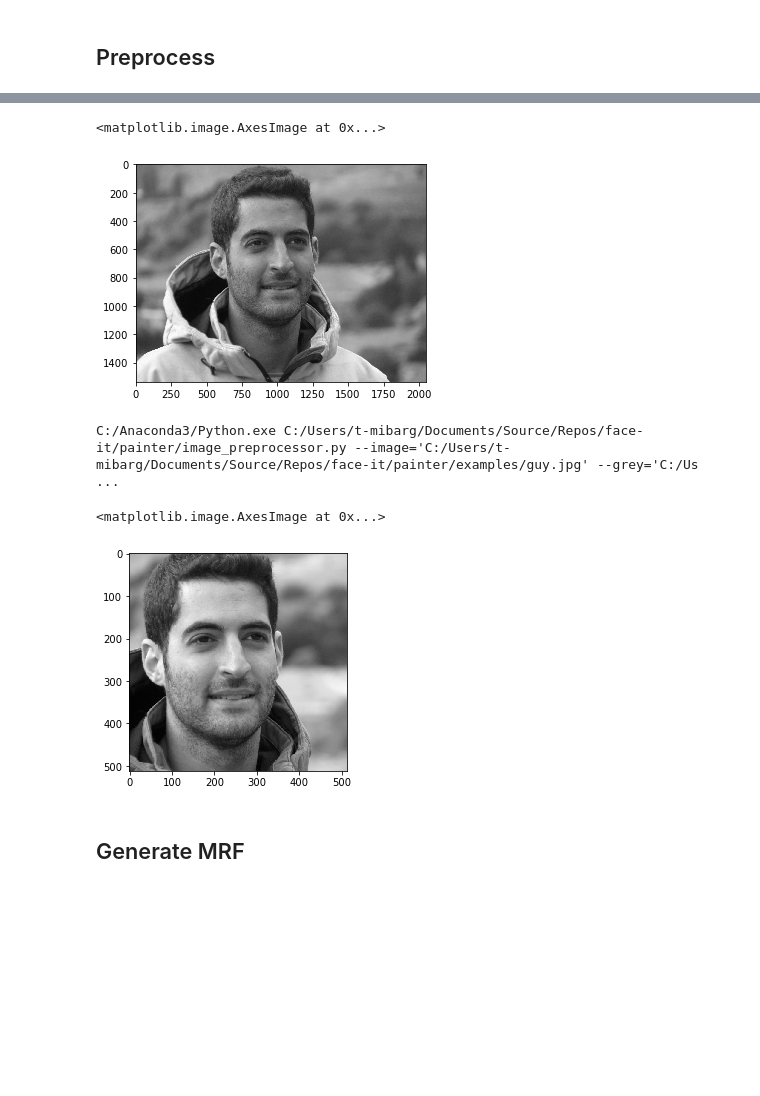
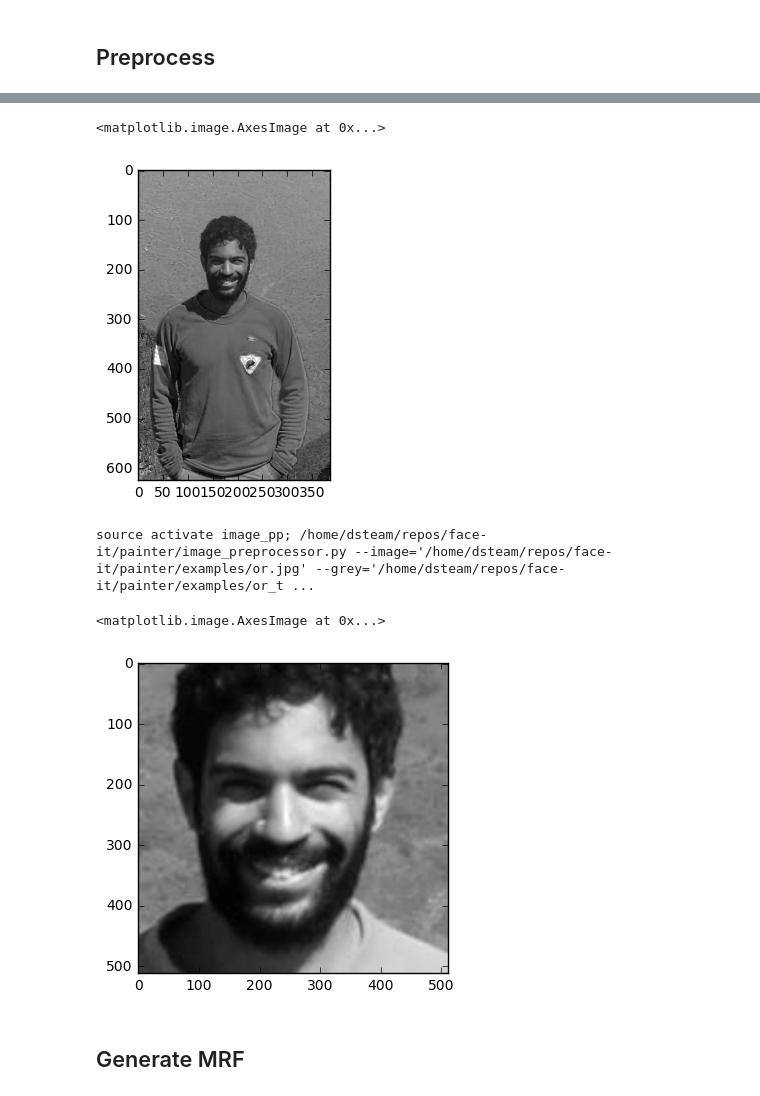
Before and after one commit to mbrg/face-it, a Jupyter notebook: painter/saliency/saliency.ipynb, the cells around one changed output, grey strips where cells are left out. Cells and saved outputs as stored; diff of their text form; code cells hidden in the pictures; blank space fills up the shorter version.

```diff
--- a/painter/saliency/saliency.ipynb
+++ b/painter/saliency/saliency.ipynb
@@ -36,13 +37,12 @@ PIXELS_PER_FRAME = 13
 # %% [markdown]
 ## Sources
 # %%
-PROJECT_ROOT = 'C:/Users/t-mibarg/Documents/Source/Repos/face-it/'
-IMG_PATH = 'painter/examples/guy.jpg'
+PROJECT_ROOT = '/home/dsteam/repos/face-it/'
+IMG_PATH = 'painter/examples/or.jpg'
 XML_PATH = 'painter/data/haarcascade_frontalface_alt.xml'
-TMP_PATH = 'painter/examples/guy_tmp.jpg'
+TMP_PATH = 'painter/examples/or_tmp.jpg'
 OUT_PATH = 'painter/frames/frame_'
 IMAGE_PREPRO = 'painter/image_preprocessor.py'
-PYTHON3 = 'C:/Anaconda3/Python.exe'
 
 image_path = join(PROJECT_ROOT, IMG_PATH)
 xml_path = join(PROJECT_ROOT, XML_PATH)
@@ -69,28 +69,28 @@ plt.imshow(misc.imread(image_path))
 plt.imshow(gray_image, 'gray')
 # %% [output]
 <matplotlib.image.AxesImage at 0x...>
-[figure, old version]
+[figure, new version]
 # %%
 # apply Or's preprocessing
-cmnd = "%s %s --image='%s' --grey='%s' --xml='%s'" % (PYTHON3, image_prepro, image_path, tmp_path, xml_path)
+cmnd = "source activate image_pp; %s --image='%s' --grey='%s' --xml='%s'; source deactivate" % (image_prepro, image_path, tmp_path, xml_path)
 print(cmnd)
-#process = Popen(cmnd, shell=True, stdout=PIPE)
-#process.wait()
+process = Popen(cmnd, shell=True, stdout=PIPE)
+process.wait()
 
 image_segment = cv2.imread(tmp_path) # misc.imread(image_path)
 plt.imshow(misc.imread(tmp_path), 'gray')
 
 #try:
 #    os.remove(TMP_PATH)
 #except OSError:
 #    pass
 #ip = ImagePreprocessor(image, xml=join(PROJECT_ROOT, XML_PATH))
 #processed_image = ip.image_cropper()
 #plt.imshow(processed_image, cmap='gray')
 # %% [output]
-C:/Anaconda3/Python.exe C:/Users/t-mibarg/Documents/Source/Repos/face-it/painter/image_preprocessor.py --image='C:/Users/t-mibarg/Documents/Source/Repos/face-it/painter/examples/guy.jpg' --grey='C:/Us ...
+source activate image_pp; /home/dsteam/repos/face-it/painter/image_preprocessor.py --image='/home/dsteam/repos/face-it/painter/examples/or.jpg' --grey='/home/dsteam/repos/face-it/painter/examples/or_t ...
 <matplotlib.image.AxesImage at 0x...>
-[figure, old version]
+[figure, new version]
 # %% [markdown]
 ## Generate MRF
 # %%
```
Also changed, not shown: parts of 5 cells of this notebook.
